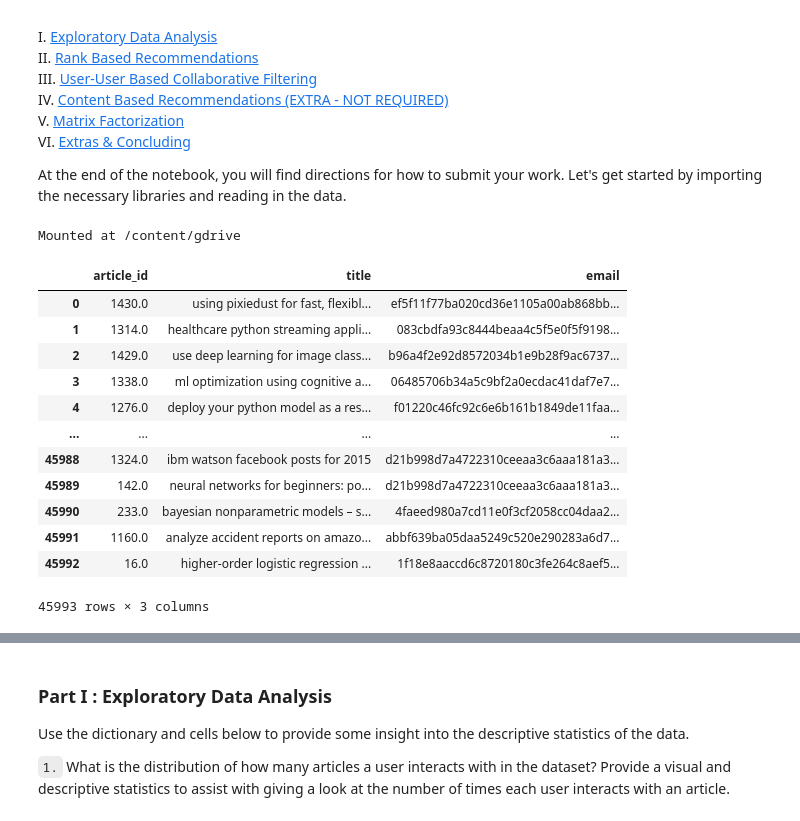
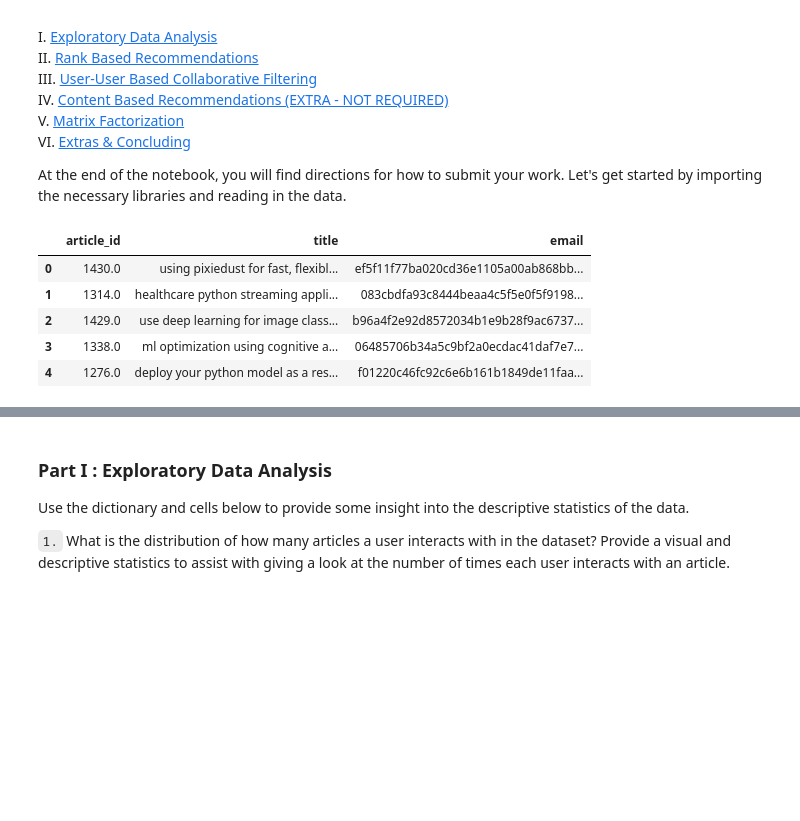
Before and after one commit to hc-psy/data-science-nano, a Jupyter notebook: Project 3 - Recommendations with IBM/Recommendations_with_IBM.ipynb, the cells around one changed output, grey strips where cells are left out. Drawn from its saved outputs; the diff is of its cells as text; code cells hidden in the pictures; blank space fills up the shorter version.

```diff
--- a/Project 3 - Recommendations with IBM/Recommendations_with_IBM.ipynb
+++ b/Project 3 - Recommendations with IBM/Recommendations_with_IBM.ipynb
@@ -20,47 +20,38 @@ VI. [Extras & Concluding](#conclusions)
 
 At the end of the notebook, you will find directions for how to submit your work.  Let's get started by importing the necessary libraries and reading in the data.
 # %%
-# using colab to do this project
-from google.colab import drive
-import os
+# # using colab to do this project
+# from google.colab import drive
+# import os
 
-drive.mount('/content/gdrive', force_remount=True)
+# drive.mount('/content/gdrive', force_remount=True)
 
-try:
-  os.chdir('/content/gdrive/My Drive/Nano/dsnano/ds-hub/Project 3 - Recommendations with IBM')
-except:
-  print("can't find directory")
+# try:
+#   os.chdir('/content/gdrive/My Drive/Nano/dsnano/ds-hub/Project 3 - Recommendations with IBM')
+# except:
+#   print("can't find directory")
-# %% [output]
-Mounted at /content/gdrive
 # %%
 import pandas as pd
 import numpy as np
 import matplotlib.pyplot as plt
 import project_tests as t
 import pickle
 
 %matplotlib inline
 
 df = pd.read_csv('data/user-item-interactions.csv')
 df_content = pd.read_csv('data/articles_community.csv')
 del df['Unnamed: 0']
 del df_content['Unnamed: 0']
 
 # Show df to get an idea of the data
-df
+df.head()
 # %% [output]
 |  | article_id | title | email |
 | 0 | 1430.0 | using pixiedust for fast, flexibl... | ef5f11f77ba020cd36e1105a00ab868bb... |
 | 1 | 1314.0 | healthcare python streaming appli... | 083cbdfa93c8444beaa4c5f5e0f5f9198... |
 | 2 | 1429.0 | use deep learning for image class... | b96a4f2e92d8572034b1e9b28f9ac6737... |
 | 3 | 1338.0 | ml optimization using cognitive a... | 06485706b34a5c9bf2a0ecdac41daf7e7... |
 | 4 | 1276.0 | deploy your python model as a res... | f01220c46fc92c6e6b161b1849de11faa... |
-| ... | ... | ... | ... |
-| 45988 | 1324.0 | ibm watson facebook posts for 2015 | d21b998d7a4722310ceeaa3c6aaa181a3... |
-| 45989 | 142.0 | neural networks for beginners: po... | d21b998d7a4722310ceeaa3c6aaa181a3... |
-| 45990 | 233.0 | bayesian nonparametric models – s... | 4faeed980a7cd11e0f3cf2058cc04daa2... |
-| 45991 | 1160.0 | analyze accident reports on amazo... | abbf639ba05daa5249c520e290283a6d7... |
-| 45992 | 16.0 | higher-order logistic regression ... | 1f18e8aaccd6c8720180c3fe264c8aef5... |
-45993 rows × 3 columns
 # %%
 # Show df_content to get an idea of the data
```
Also changed, not shown: parts of 26 cells of this notebook, 1 other file.
